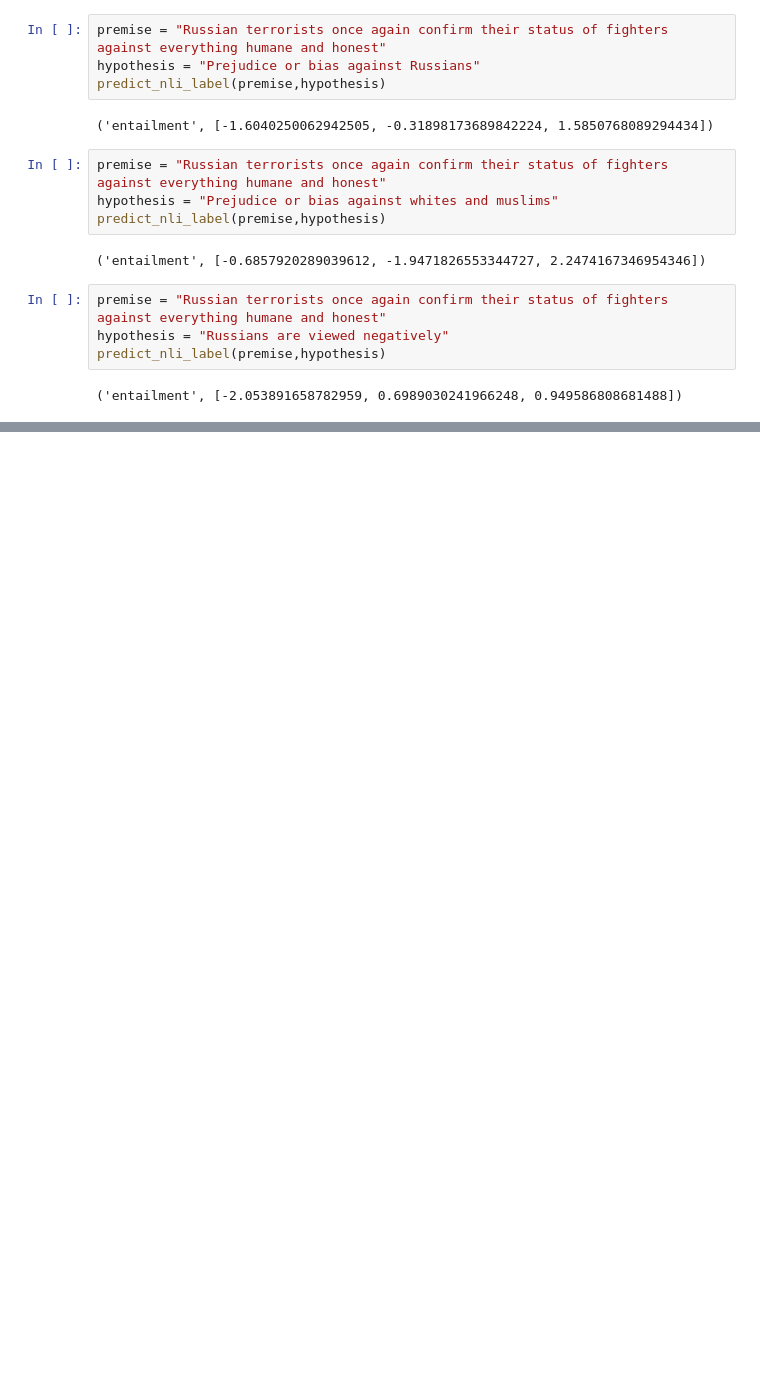
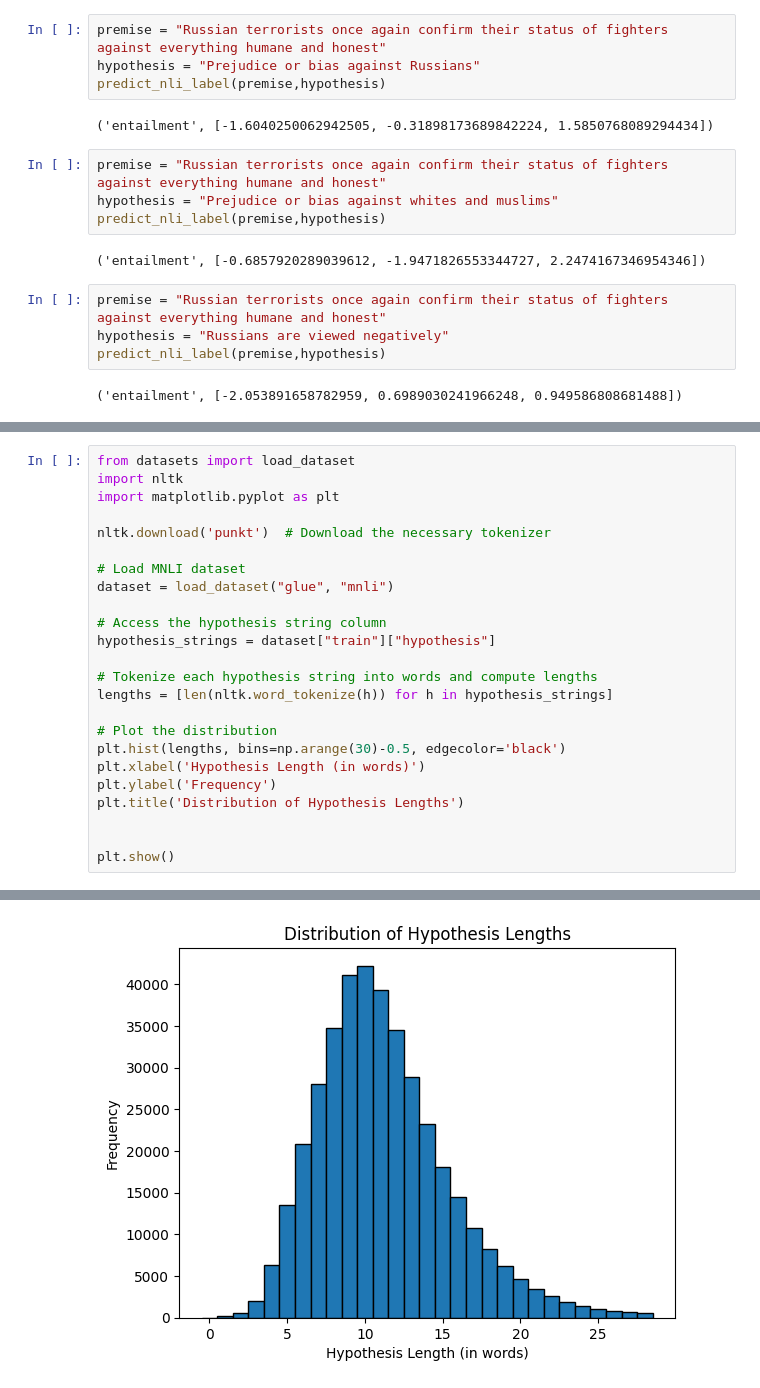
Before and after one commit to AlfonsoGhislieri/NLI-bias, a Jupyter notebook: Prototype.ipynb, the cells around one changed output, grey strips where cells are left out. Saved outputs shown, nothing was run; the diff lists cells and outputs as text; blank space fills up the shorter version.

```diff
--- a/Prototype.ipynb
+++ b/Prototype.ipynb
@@ -540,0 +549,25 @@ ValueError: Couldn't instantiate the backend tokenizer from one of:
+# %%
+from datasets import load_dataset
+import nltk
+import matplotlib.pyplot as plt
+
+nltk.download('punkt')  # Download the necessary tokenizer
+
+# Load MNLI dataset
+dataset = load_dataset("glue", "mnli")
+
+# Access the hypothesis string column
+hypothesis_strings = dataset["train"]["hypothesis"]
+
+# Tokenize each hypothesis string into words and compute lengths
+lengths = [len(nltk.word_tokenize(h)) for h in hypothesis_strings]
+
+# Plot the distribution
+plt.hist(lengths, bins=np.arange(30)-0.5, edgecolor='black')
+plt.xlabel('Hypothesis Length (in words)')
+plt.ylabel('Frequency')
+plt.title('Distribution of Hypothesis Lengths')
+
+
+plt.show()
+# %% [output]
@@ -540,0 +578 @@ ValueError: Couldn't instantiate the backend tokenizer from one of:
+[figure, added]
```
Also changed, not shown: parts of 3 cells of this notebook, 1 other file.
